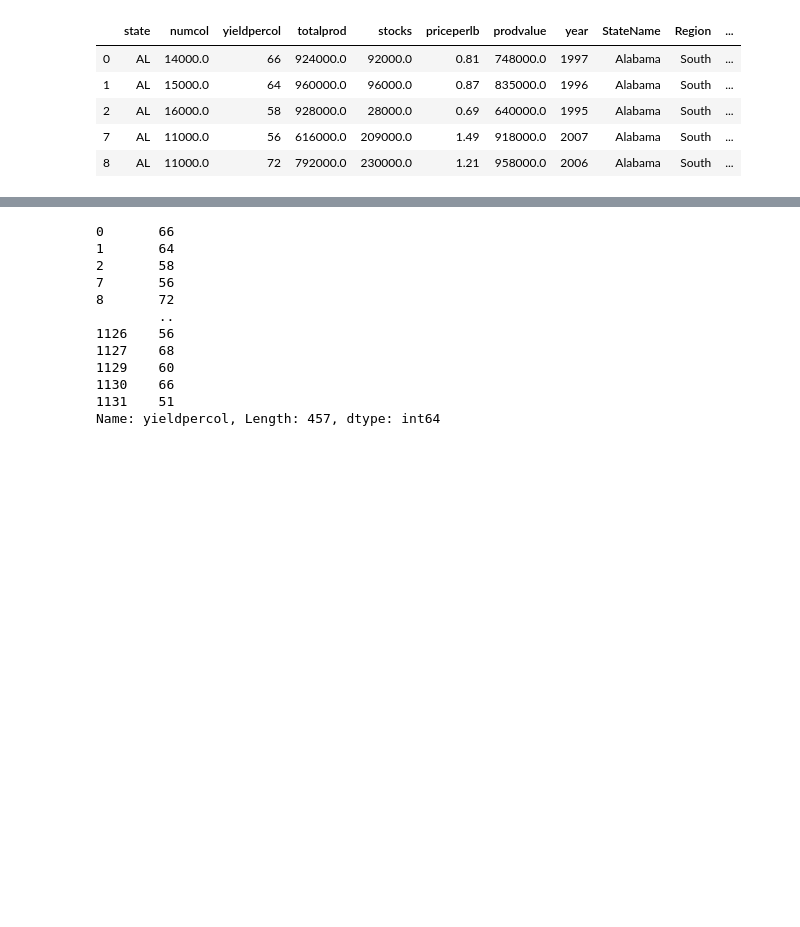
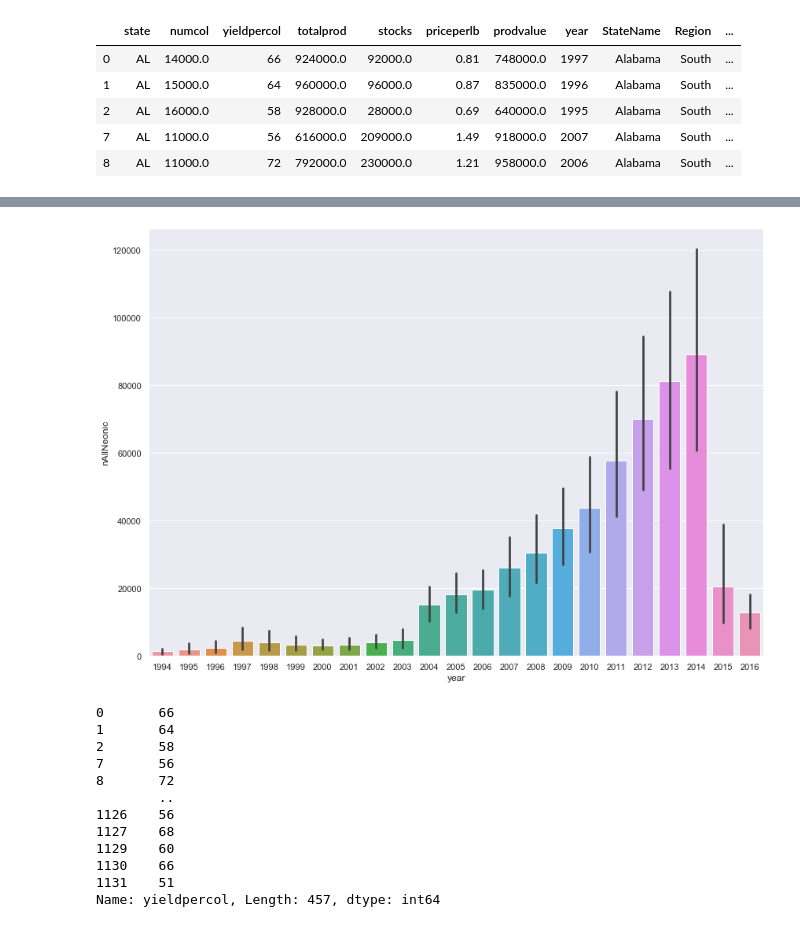
Before and after one commit to ADBProjects/SalvumApesFinal, a Jupyter notebook: EDA - Bees.ipynb, the cells around one changed output, grey strips where cells are left out. Drawn from its saved outputs; the diff is of its cells as text; code cells hidden in the pictures; blank space fills up the shorter version.

```diff
--- a/EDA - Bees.ipynb
+++ b/EDA - Bees.ipynb
@@ -28,3 +27,8 @@ ax1 = sns.barplot(x="year", y="yieldpercol" , data=nudf)
+# %%
+plt.figure(figsize=(14,10))
+ax1 = sns.barplot(x="year", y="nAllNeonic" , data=nudf)
+# %% [output]
+[figure, added]
 # %%
 outlierdf = nudf[['year' , 'yieldpercol']]
 # %%
```
Also changed, not shown: parts of 42 cells of this notebook, 8 other files.
